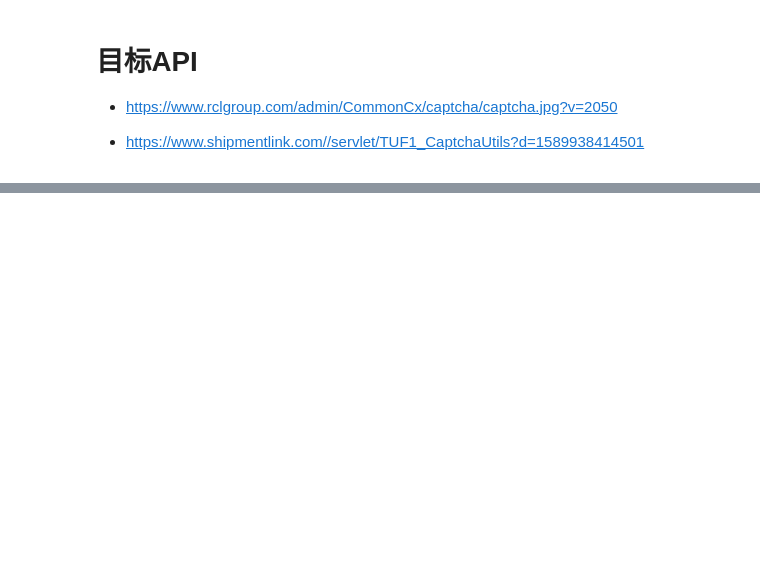
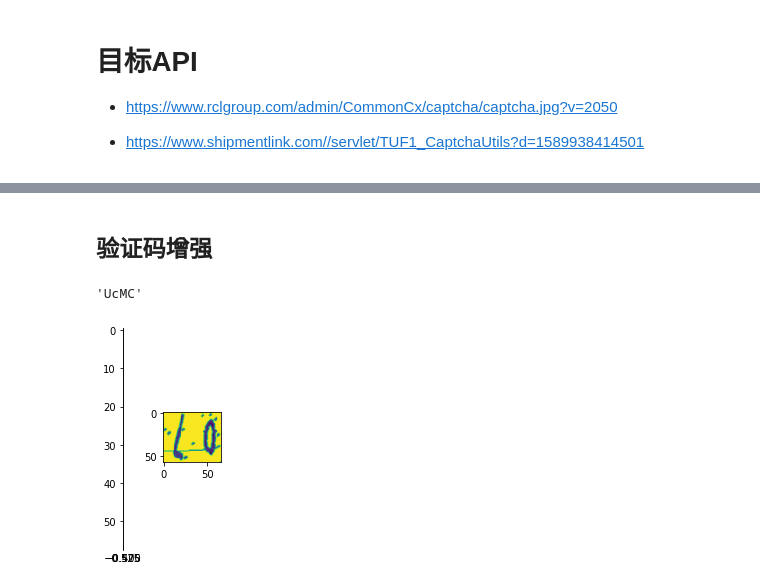
Before and after one commit to wcjb/example, a Jupyter notebook: Captcha.ipynb, the cells around one changed output, grey strips where cells are left out. Saved outputs shown, nothing was run; the diff lists cells and outputs as text; code cells hidden in the pictures; blank space fills up the shorter version.

```diff
--- a/Captcha.ipynb
+++ b/Captcha.ipynb
@@ -48,12 +2,0 @@ gc = generateCaptcha()
-# %%
-from captcha.image import ImageCaptcha
-import random
-import string
-
-image = ImageCaptcha(160,60)    # 图片宽 160 高 60
-characters = string.digits + string.ascii_uppercase + string.ascii_lowercase        #验证码组成，数字+大写字母+小写字母
-char_num = 4 #验证码字符个数
-
-captcha_str = ''.join(random.sample(characters, char_num))
-img = image.generate_image(captcha_str)
-img
@@ -78,0 +51,27 @@ CIFAR100_tutorial  models
+# %%
+from captcha.image import ImageCaptcha
+from PIL import Image
+import numpy as np
+import random
+import string
+
+def captcha(width=128,height=128,char_num=4):
+
+    image = ImageCaptcha(width,height)
+    #设置验证码组成，数字+大写字母+小写字母
+    characters = string.digits + string.ascii_uppercase + string.ascii_lowercase
+    captcha_str = ''.join(random.sample(characters,char_num))
+    img = image.generate_image(captcha_str)
+    return img,captcha_str
+# %%
+from tqdm.notebook import tqdm
+captcha_path = './captcha_sample/train/'
+if not os.path.exists(captcha_path):
+    os.mkdir(captcha_path)
+imgs,labels = [],[]
+for i in tqdm(range(10000)):
+    img,cstr = captcha()
+    imgs.append(img)
+    labels.append(cstr)
+# %% [markdown]
+## 验证码增强
@@ -78,0 +98,4 @@ CIFAR100_tutorial  models
+# %%
+labels[0]
+# %% [output]
+'UcMC'
@@ -78,0 +243,5 @@ CIFAR100_tutorial  models
+# %%
+ir = ImageRecognition()
+_,l = ir.split_image(np.array(imgs[0]))
+# %% [output]
+[figure, added]
```
Also changed, not shown: parts of 14 cells of this notebook.
